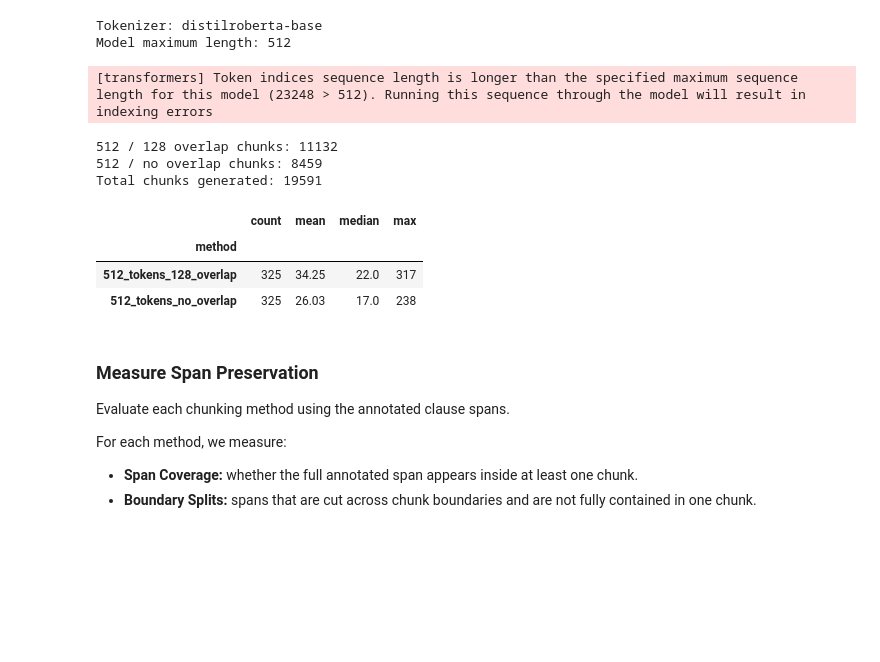
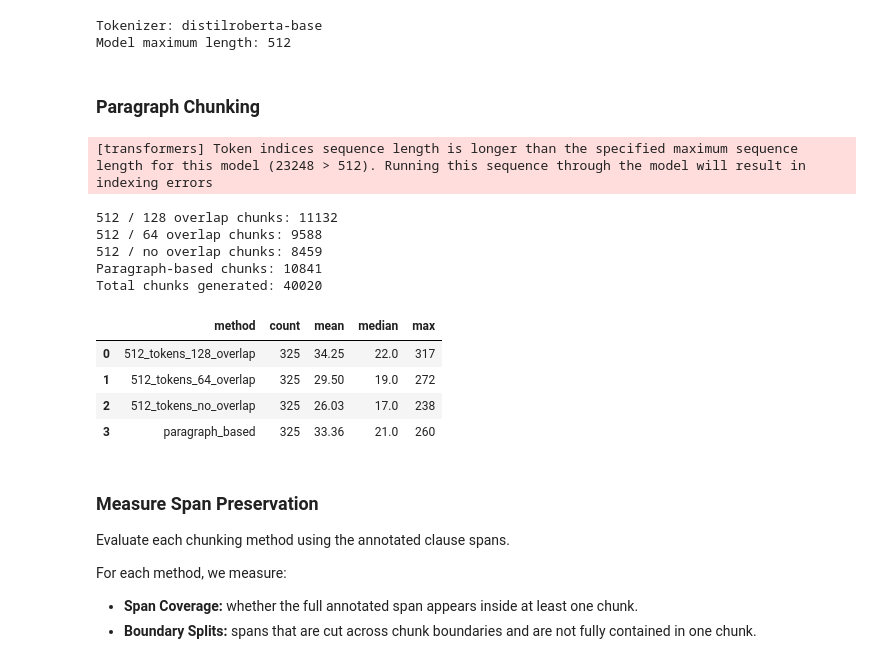
Before and after one commit to Break-Through-Tech/Accenture-1O-contract-review-challenge, a Jupyter notebook: notebooks/task9_chunking_evaluation.ipynb, the cells around one changed output. Saved outputs shown, nothing was run; the diff lists cells and outputs as text; code cells hidden in the pictures; blank space fills up the shorter version.

```diff
--- a/notebooks/task9_chunking_evaluation.ipynb
+++ b/notebooks/task9_chunking_evaluation.ipynb
@@ -282,6 +260,11 @@ chunking_methods = {
     "512_tokens_128_overlap": {
         "chunk_size": 512,
         "overlap": 128
+    },
+
+    "512_tokens_64_overlap": {
+        "chunk_size": 512,
+        "overlap": 64
     },
 
     "512_tokens_no_overlap": {
@@ -434,3 +418,5 @@ def create_document_chunks(documents_df, chunk_size, overlap, method_name):
 
     # Convert the chunk records into a DataFrame
     return pd.DataFrame(chunk_records)
+# %% [markdown]
+### Paragraph Chunking
@@ -437,12 +686,19 @@ def create_document_chunks(documents_df, chunk_size, overlap, method_name):
 # %%
 # Generate 512-token chunks with 128-token overlap
-chunks_overlap = create_document_chunks(
+chunks_overlap_128 = create_document_chunks(
     documents_df=train_documents,
     chunk_size=512,
     overlap=128,
     method_name="512_tokens_128_overlap"
 )
 
+# Generate 512-token chunks with 64-token overlap
+chunks_overlap_64 = create_document_chunks(
+    documents_df=train_documents,
+    chunk_size=512,
+    overlap=64,
+    method_name="512_tokens_64_overlap"
+)
 
 # Generate 512-token chunks with no overlap
 chunks_no_overlap = create_document_chunks(
@@ -452,47 +708,73 @@ chunks_no_overlap = create_document_chunks(
     method_name="512_tokens_no_overlap"
 )
 
+# Generate paragraph-based chunks
+chunks_paragraph = create_paragraph_chunks(
+    documents_df=train_documents,
+    tokenizer=tokenizer,
+    chunk_size=512,
+    long_paragraph_overlap=64,
+    method_name="paragraph_based"
+)
 
-# Combine both methods into one table
+
+# Combine all four methods into one table
 all_chunks = pd.concat(
-    [chunks_overlap, chunks_no_overlap],
+    [
+        chunks_overlap_128,
+        chunks_overlap_64,
+        chunks_no_overlap,
+        chunks_paragraph
+    ],
     ignore_index=True
 )
 
 
 # Display the total number of chunks produced
-print("512 / 128 overlap chunks:", len(chunks_overlap))
+print("512 / 128 overlap chunks:", len(chunks_overlap_128))
+print("512 / 64 overlap chunks:", len(chunks_overlap_64))
 print("512 / no overlap chunks:", len(chunks_no_overlap))
+print("Paragraph-based chunks:", len(chunks_paragraph))
 print("Total chunks generated:", len(all_chunks))
 # %% [output]
 [transformers] Token indices sequence length is longer than the specified maximum sequence length for this model (23248 > 512). Running this sequence through the model will result in indexing errors
 512 / 128 overlap chunks: 11132
+512 / 64 overlap chunks: 9588
 512 / no overlap chunks: 8459
-Total chunks generated: 19591
+Paragraph-based chunks: 10841
+Total chunks generated: 40020
 # %%
-# Count the number of chunks generated for each contract
-chunk_counts = (
+# Count how many chunks each contract receives under each method
+chunks_per_document = (
     all_chunks
-    .groupby(["method", "contract_id"])
+    .groupby(
+        ["method", "contract_id"]
+    )
     .size()
     .reset_index(name="num_chunks")
 )
 
-
-# Summarize chunk counts for each method
-chunk_count_summary = (
-    chunk_counts
+# Summarize chunk counts across all training contracts
+chunk_summary = (
+    chunks_per_document
     .groupby("method")["num_chunks"]
-    .agg(["count", "mean", "median", "max"])
+    .agg(
+        count="count",
+        mean="mean",
+        median="median",
+        max="max"
+    )
     .round(2)
+    .reset_index()
 )
 
-display(chunk_count_summary)
+display(chunk_summary)
 # %% [output]
-|  | count | mean | median | max |
-| method |  |  |  |  |
-| 512_tokens_128_overlap | 325 | 34.25 | 22.0 | 317 |
-| 512_tokens_no_overlap | 325 | 26.03 | 17.0 | 238 |
+|  | method | count | mean | median | max |
+| 0 | 512_tokens_128_overlap | 325 | 34.25 | 22.0 | 317 |
+| 1 | 512_tokens_64_overlap | 325 | 29.50 | 19.0 | 272 |
+| 2 | 512_tokens_no_overlap | 325 | 26.03 | 17.0 | 238 |
+| 3 | paragraph_based | 325 | 33.36 | 21.0 | 260 |
 # %% [markdown]
 ### Measure Span Preservation
 
```
Also changed, not shown: parts of 12 cells of this notebook.
